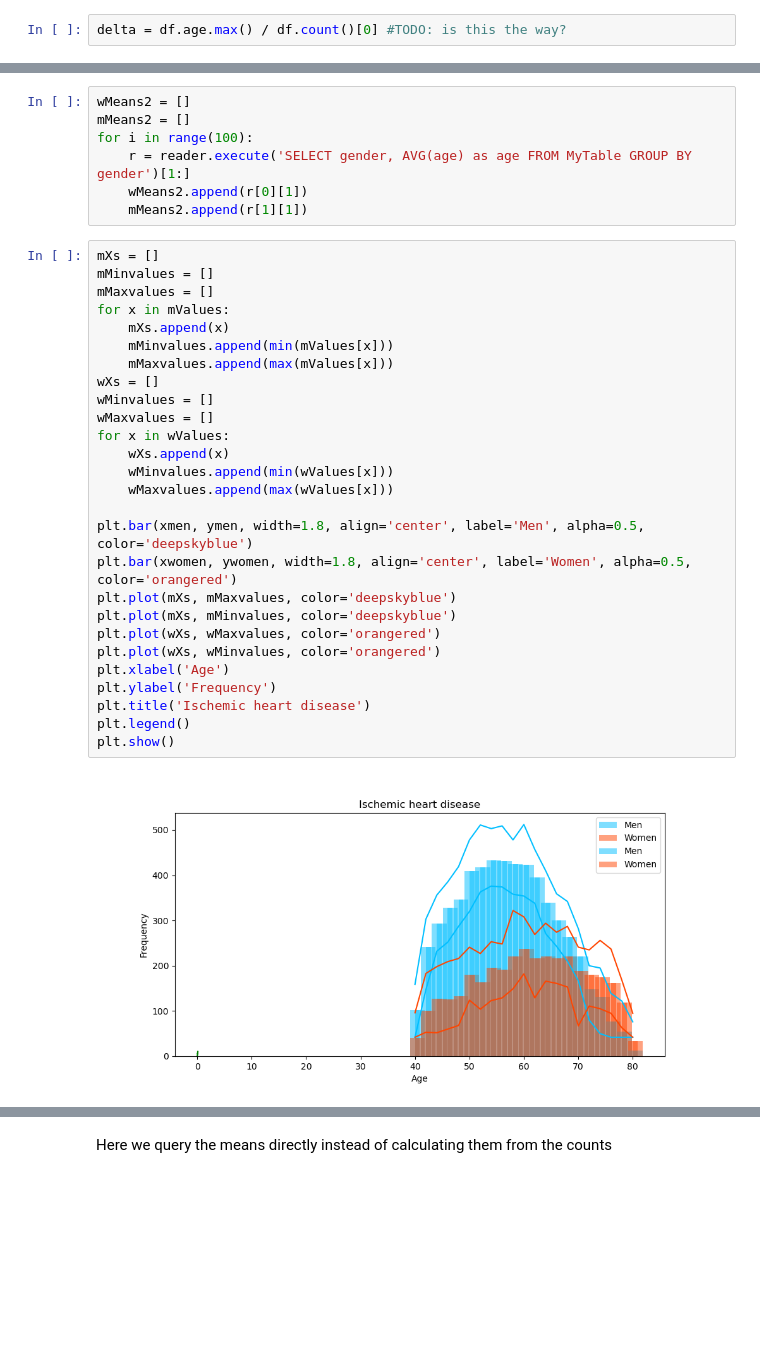
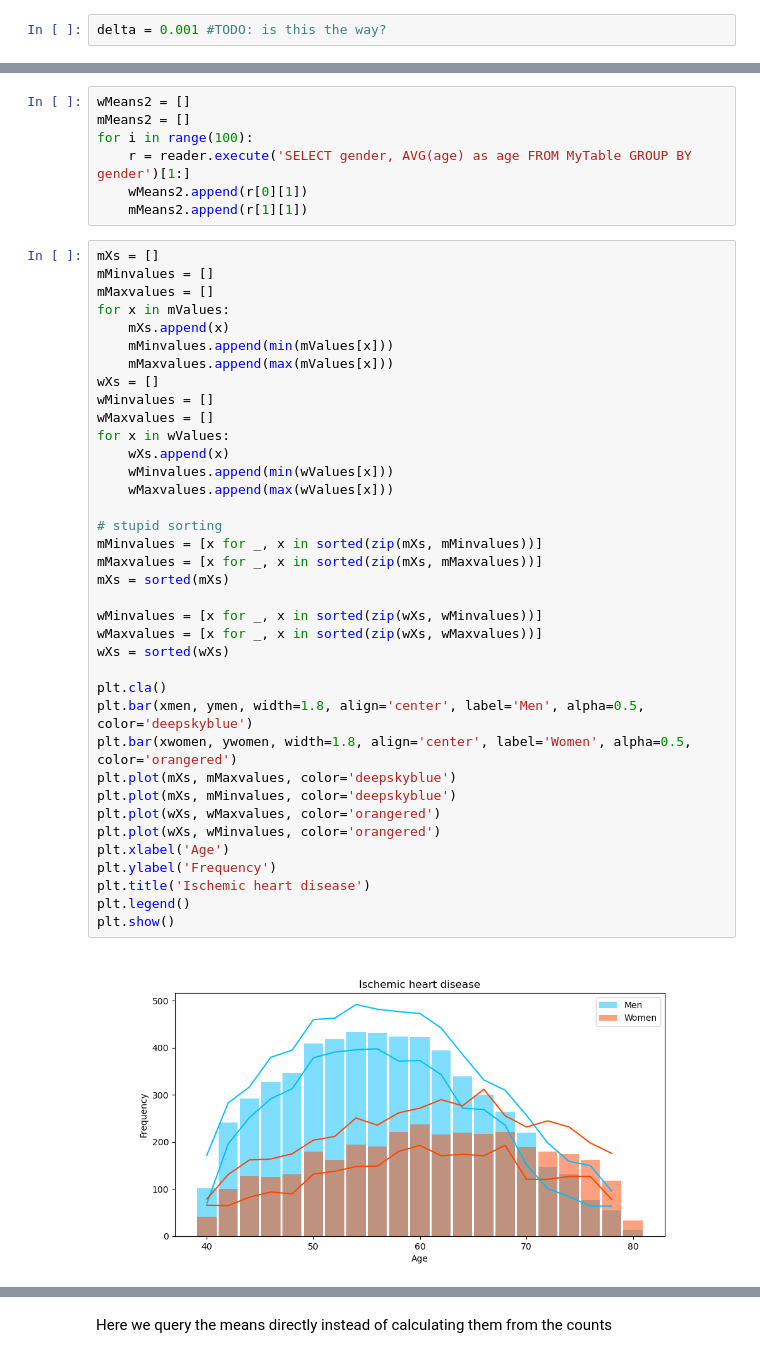
Before and after one commit to EatOreo/DifferentialPrivacyBiasExperiments, a Jupyter notebook: Main.ipynb, the cells around one changed output, grey strips where cells are left out. Saved outputs shown, nothing was run; the diff lists cells and outputs as text; blank space fills up the shorter version.

```diff
--- a/Main.ipynb
+++ b/Main.ipynb
@@ -23,7 +23,7 @@ WHERE age >= 20;
 
 df = pd.read_sql(query, conn)
 # %%
-delta = df.age.max() / df.count()[0] #TODO: is this the way?
+delta = 0.001 #TODO: is this the way?
 # %% [markdown]
 ## The actual distributions
 Below the distributions of the ages, where the disease is discovered for men and women, is graphed.
@@ -134,32 +135,42 @@ for i in range(100):
 # %%
 mXs = []
 mMinvalues = []
 mMaxvalues = []
 for x in mValues:
     mXs.append(x)
     mMinvalues.append(min(mValues[x]))
     mMaxvalues.append(max(mValues[x]))
 wXs = []
 wMinvalues = []
 wMaxvalues = []
 for x in wValues:
     wXs.append(x)
     wMinvalues.append(min(wValues[x]))
     wMaxvalues.append(max(wValues[x]))
 
+# stupid sorting
+mMinvalues = [x for _, x in sorted(zip(mXs, mMinvalues))]
+mMaxvalues = [x for _, x in sorted(zip(mXs, mMaxvalues))]
+mXs = sorted(mXs)
+
+wMinvalues = [x for _, x in sorted(zip(wXs, wMinvalues))]
+wMaxvalues = [x for _, x in sorted(zip(wXs, wMaxvalues))]
+wXs = sorted(wXs)
+
+plt.cla()
 plt.bar(xmen, ymen, width=1.8, align='center', label='Men', alpha=0.5, color='deepskyblue')
 plt.bar(xwomen, ywomen, width=1.8, align='center', label='Women', alpha=0.5, color='orangered')
 plt.plot(mXs, mMaxvalues, color='deepskyblue')
 plt.plot(mXs, mMinvalues, color='deepskyblue')
 plt.plot(wXs, wMaxvalues, color='orangered')
 plt.plot(wXs, wMinvalues, color='orangered')
 plt.xlabel('Age')
 plt.ylabel('Frequency')
 plt.title('Ischemic heart disease')
 plt.legend()
 plt.show()
 # %% [output]
-[figure, old version]
+[figure, new version]
 # %%
 import numpy as np
 
```
Also changed, not shown: parts of 6 cells of this notebook, 1 other file.
